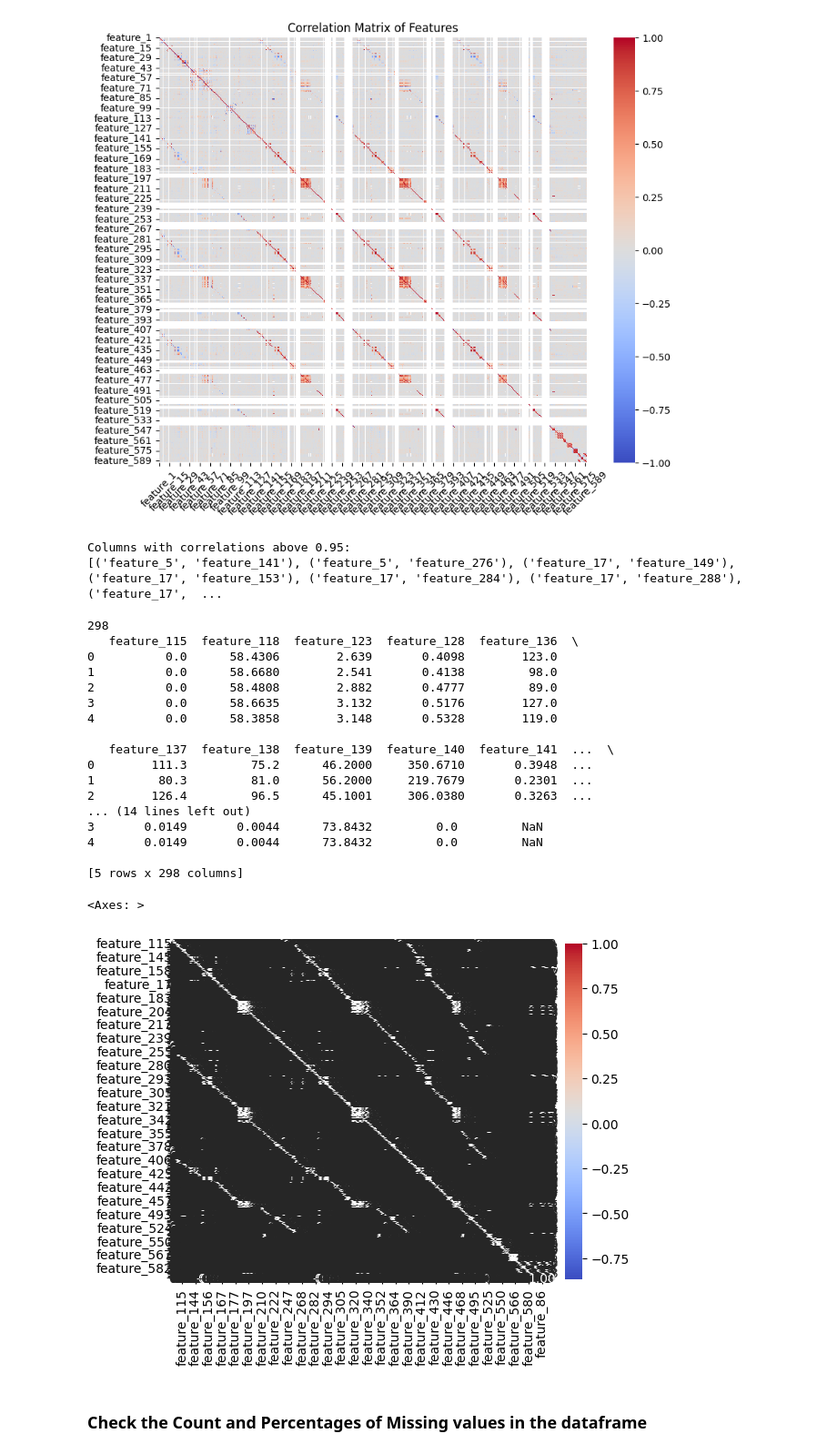
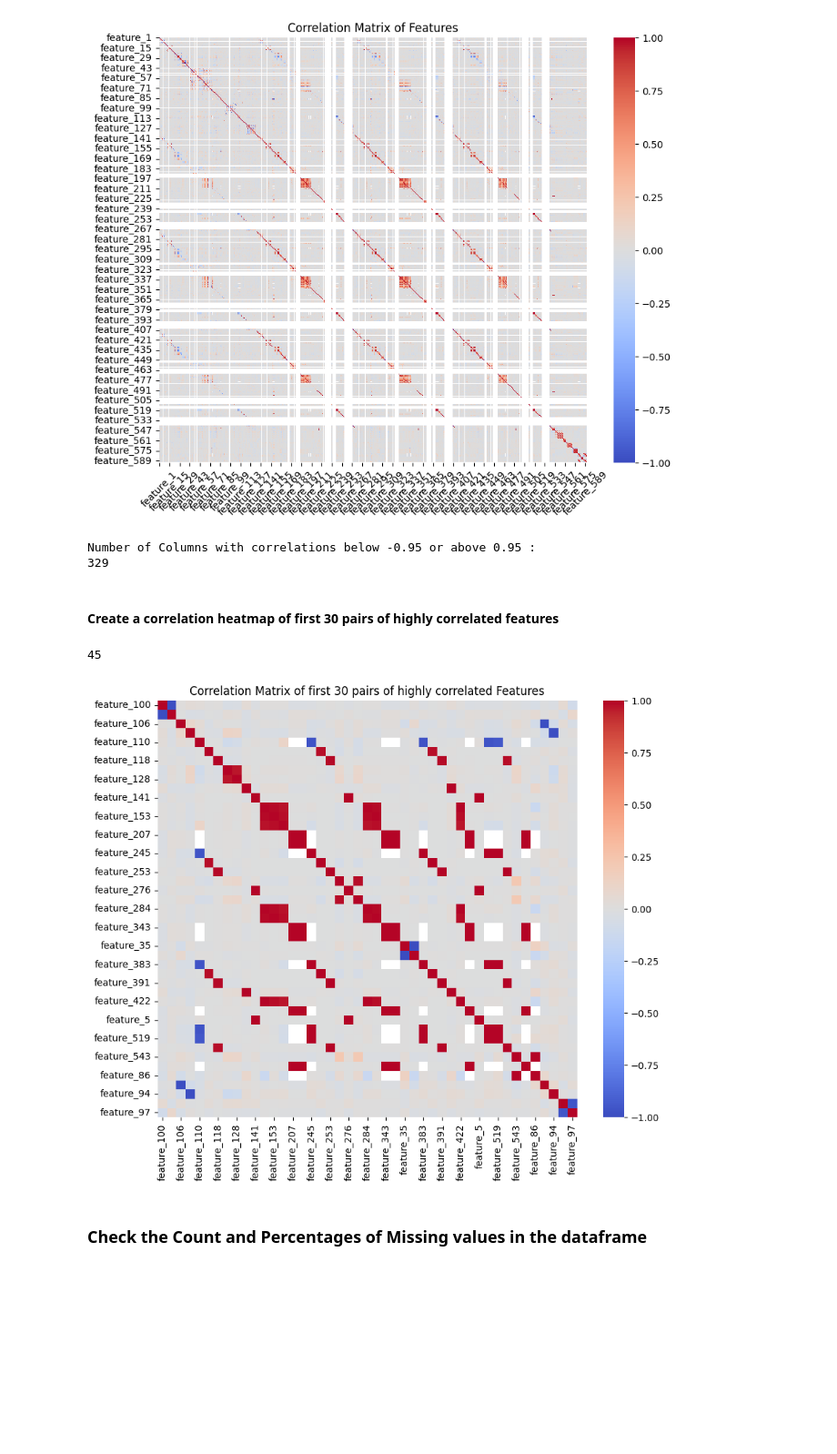
Before and after one commit to HayateSato/SECOM_Project, a Jupyter notebook: secom_file_draft_Majeed.ipynb, the cells around one changed output. Shown at 91% size. Cells and saved outputs as stored; diff of their text form; code cells hidden in the pictures; blank space fills up the shorter version.

Commit message:
highly correlated featrues

```diff
--- a/secom_file_draft_Majeed.ipynb
+++ b/secom_file_draft_Majeed.ipynb
@@ -211,55 +211,48 @@ high_correlation_pairs1 = []
 # Iterate over the upper triangle of the correlation matrix
 for i in range(len(correlation_matrix1.columns)):
     for j in range(i + 1, len(correlation_matrix1.columns)):
-        if correlation_matrix1.iloc[i, j] > 0.95:
+        if correlation_matrix1.iloc[i, j] > 0.95 or correlation_matrix1.iloc[i, j] < -0.95:
             column1 = correlation_matrix1.columns[i]
             column2 = correlation_matrix1.columns[j]
             high_correlation_pairs1.append((column1, column2))
 
 # Output the high-correlation pairs
-print("Columns with correlations above 0.95:")
-print(high_correlation_pairs1)
+print("Number of Columns with correlations below -0.95 or above 0.95 :")
+print(len(high_correlation_pairs1))
 # %% [output]
-Columns with correlations above 0.95:
-[('feature_5', 'feature_141'), ('feature_5', 'feature_276'), ('feature_17', 'feature_149'), ('feature_17', 'feature_153'), ('feature_17', 'feature_284'), ('feature_17', 'feature_288'), ('feature_17',  ...
+Number of Columns with correlations below -0.95 or above 0.95 :
+329
+# %% [markdown]
+#### Create a correlation heatmap of first 30 pairs of highly correlated features
 # %%
-unique_columns_set = set()
+# Select first 30 sets of highly correlated features
+# Create a list of unique feature which are highly correlated
+first_30 = high_correlation_pairs1[:30]
+unique_30_set = set()
 
-# Iterate through each pair and add the elements to the set
-for pair in high_correlation_pairs1:
-    unique_columns_set.update(pair)
+# Iterate through each pair and add the elements and create a unique list
+for pair in first_30:
+    unique_30_set.update(pair)
 
 # Convert the set to a sorted list
-unique_columns_list = sorted(list(unique_columns_set))
-print(len(unique_columns_list))
+unique_30_list = sorted(list(unique_30_set))
+print(len(unique_30_list))
 
-unique_df = pd.DataFrame(secom_features_df, columns=unique_columns_list)
-print(unique_df.head())
+# Create a dataframe of first 30 highly correlated features
+unique_30_df = pd.DataFrame(secom_features_df, columns=unique_30_list)
 
-unique_df_matrix= unique_df.corr()
+unique_30_matrix= unique_30_df.corr()
 
 # Visualise the heatmap
-sns.heatmap(unique_df_matrix, annot=True, cmap='coolwarm', fmt=".2f")
+plt.figure(figsize=(10, 8))
+sns.heatmap(unique_30_matrix, cmap='coolwarm', vmin=-1, vmax=1)
+plt.title('Correlation Matrix of first 30 pairs of highly correlated Features')
+plt.xticks(rotation=90)  # Rotate x-axis labels for better readability
+plt.yticks(rotation=0)   # Rotate y-axis labels for better readability
+plt.show()
 # %% [output]
-298
-   feature_115  feature_118  feature_123  feature_128  feature_136  \
-0          0.0      58.4306        2.639       0.4098        123.0
-1          0.0      58.6680        2.541       0.4138         98.0
-2          0.0      58.4808        2.882       0.4777         89.0
-3          0.0      58.6635        3.132       0.5176        127.0
-4          0.0      58.3858        3.148       0.5328        119.0
-
-   feature_137  feature_138  feature_139  feature_140  feature_141  ...  \
-0        111.3         75.2      46.2000     350.6710       0.3948  ...
-1         80.3         81.0      56.2000     219.7679       0.2301  ...
-2        126.4         96.5      45.1001     306.0380       0.3263  ...
-... (14 lines left out)
-3       0.0149       0.0044      73.8432         0.0         NaN
-4       0.0149       0.0044      73.8432         0.0         NaN
-
-[5 rows x 298 columns]
+45
-<Axes: >
-[figure, old version]
+[figure, new version]
 # %% [markdown]
 ###  Check the Count and Percentages of Missing values in the dataframe
 # %%
```
